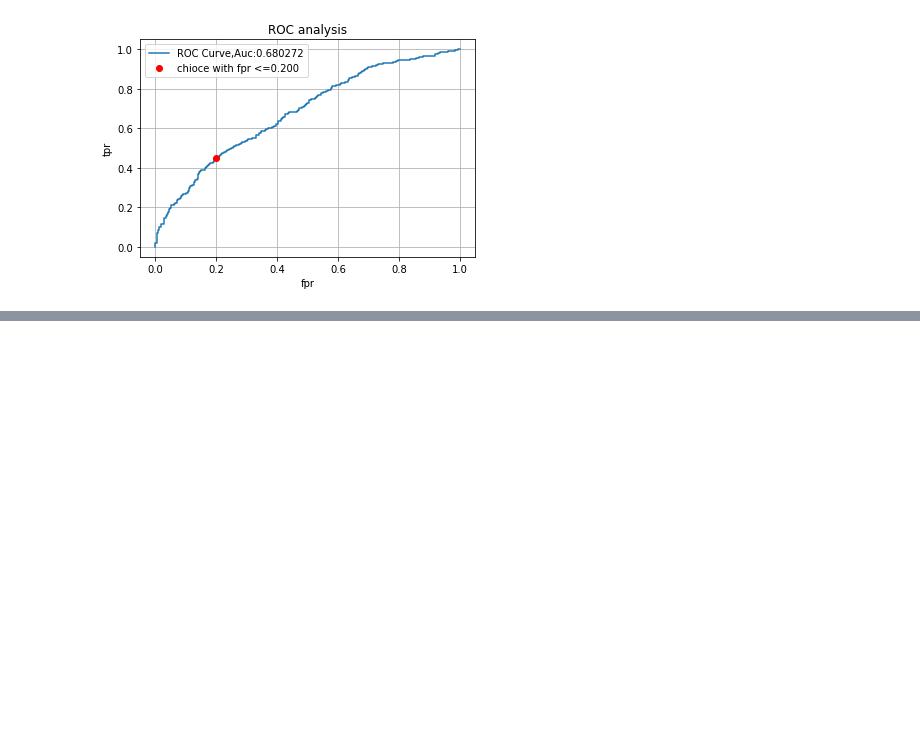
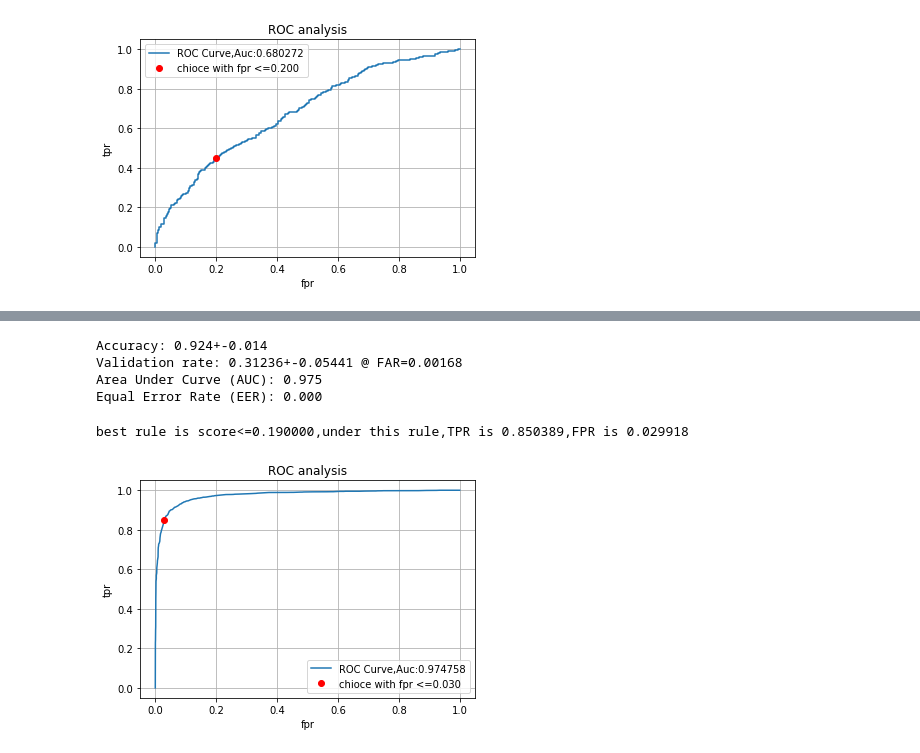
Before and after one commit to mckjzhangxk/deepAI, a Jupyter notebook: course4/week4/faceRecognization/Face+Recognition+for+the+Happy+House+-+v3.ipynb, the cells around one changed output, grey strips where cells are left out. Drawn from its saved outputs; the diff is of its cells as text; code cells hidden in the pictures; blank space fills up the shorter version.

```diff
--- a/course4/week4/faceRecognization/Face+Recognition+for+the+Happy+House+-+v3.ipynb
+++ b/course4/week4/faceRecognization/Face+Recognition+for+the+Happy+House+-+v3.ipynb
@@ -754,0 +785,23 @@ best rule is score<=0.229674,under this rule,TPR is 0.448000,FPR is 0.198000
+# %%
+#load the images and encode it into emb_array(m,128)
+batch_size=100
+embedding_size=128
+nrof_images = len(path_list)
+nrof_batches = int(np.ceil(1.0*nrof_images / batch_size))
+emb_array = np.zeros((nrof_images, embedding_size))
+
+
+for i in range(nrof_batches):
+    start_index = i*batch_size
+    end_index = min((i+1)*batch_size, nrof_images)
+    paths_batch = path_list[start_index:end_index]
+    images = facenet.load_data(paths_batch, False, False, 96)
+
+    images=np.transpose(images, (0,3,1,2))
+
+    t0 = time.time()
+    y = FRmodel.predict_on_batch(images)
+    emb_array[start_index:end_index,:] = y
+    t1 = time.time()
+
+    print('batch: ', i, ' time: ', t1-t0)
@@ -754,0 +826,28 @@ best rule is score<=0.229674,under this rule,TPR is 0.448000,FPR is 0.198000
+# %%
+#get accuracy,fpr,tpr,auc
+
+from sklearn import metrics
+from scipy.optimize import brentq
+from scipy import interpolate
+
+lfw_nrof_folds=10
+tpr, fpr, accuracy, val, val_std, far =evaluate(emb_array,issame_list, nrof_folds=lfw_nrof_folds)
+
+print('Accuracy: %1.3f+-%1.3f' % (np.mean(accuracy), np.std(accuracy)))
+print('Validation rate: %2.5f+-%2.5f @ FAR=%2.5f' % (val, val_std, far))
+auc = metrics.auc(fpr, tpr)
+print('Area Under Curve (AUC): %1.3f' % auc)
+
+eer = brentq(lambda x: 1. - x - interpolate.interp1d(fpr, tpr)(x), 0., 1.)
+print('Equal Error Rate (EER): %1.3f' % eer)
+# %% [output]
+Accuracy: 0.924+-0.014
+Validation rate: 0.31236+-0.05441 @ FAR=0.00168
+Area Under Curve (AUC): 0.975
+Equal Error Rate (EER): 0.000
+# %%
+thresholds = np.arange(0, 4, 0.01)
+plotROC(fpr,tpr,auc,thresholds,0.03)
+# %% [output]
+best rule is score<=0.190000,under this rule,TPR is 0.850389,FPR is 0.029918
+[figure, added]
```
Also changed, not shown: parts of 11 cells of this notebook, 9 other files.
